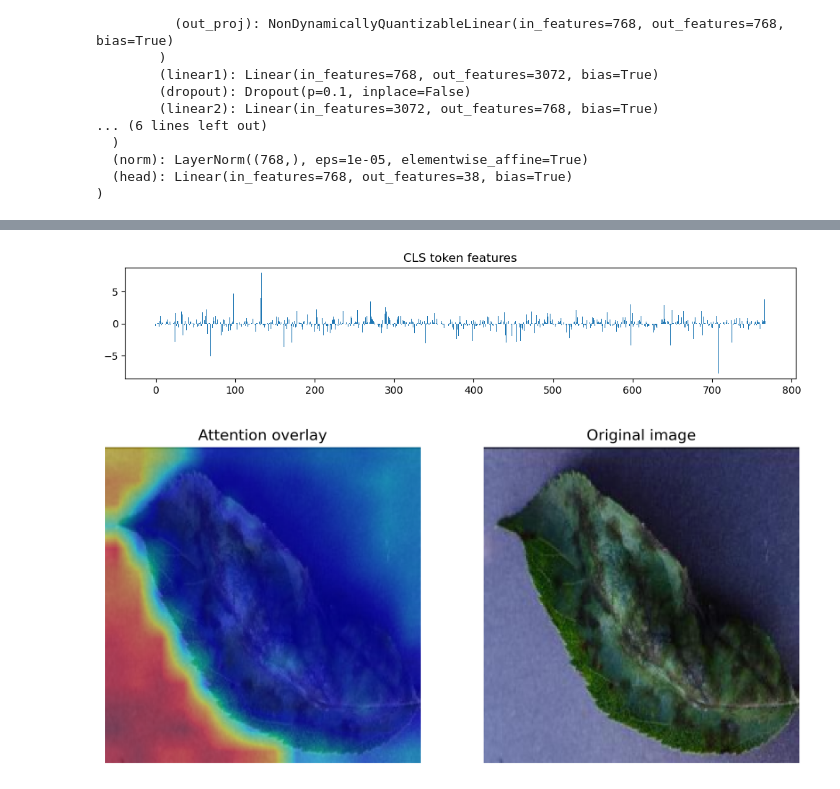
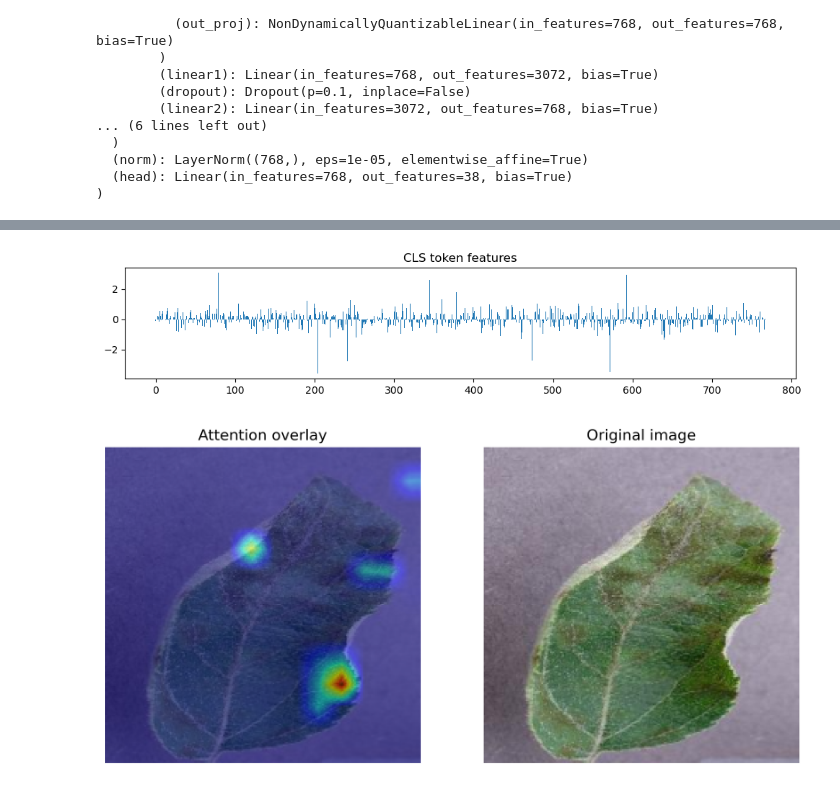
Before and after one commit to lolyhop/plant-disease-classification, a Jupyter notebook: notebooks/visualize_vit_attn_maps.ipynb, the cells around one changed output, grey strips where cells are left out. Cells and saved outputs as stored; diff of their text form; code cells hidden in the pictures.

```diff
--- a/notebooks/visualize_vit_attn_maps.ipynb
+++ b/notebooks/visualize_vit_attn_maps.ipynb
@@ -14,7 +14,7 @@ from src.models.vit import VisionTransformer
 from src.data_utils.dataset import PlantDataset
 
 device = torch.device("cuda" if torch.cuda.is_available() else "cpu")
-config_path = Path("../configs/vit_2021_train.yaml")
+config_path = Path("../configs/vit_2021.yaml")
 mean = torch.tensor([0.485, 0.456, 0.406]).view(3,1,1)
 std = torch.tensor([0.229, 0.224, 0.225]).view(3,1,1)
 
@@ -48,8 +48,8 @@ VisionTransformer(
   (head): Linear(in_features=768, out_features=38, bias=True)
 )
 # %%
-val_dataset = PlantDataset(
-    root=data_dir / "valid",
+test_dataset = PlantDataset(
+    root=data_dir / "test",
     image_size=image_size,
     is_train=False,
 )
@@ -91,5 +91,5 @@ for i in range(5, 10):
 # %%
-img, label = val_dataset[0]
+img, label = test_dataset[0]
 img = img * std + mean
 img = img.clamp(0, 1)
 img_batch = img.unsqueeze(0).to(device)
@@ -107,7 +107,7 @@ plt.bar(np.arange(len(cls_feat)), cls_feat)
 plt.title("CLS token features")
 plt.show()
 # %% [output]
-[figure, old version]
+[figure, new version]
 # %%
 def visualize_vit_attention(model, img_tensor):
     model.eval()
@@ -129,32 +129,32 @@ def visualize_vit_attention(model, img_tensor):
     cls_attn = attn_weights[0].mean(0)[0, 1:]
 
     patch_size = int(num_patches**0.5)
     attn_map = (
         cls_attn[: patch_size**2].reshape(patch_size, patch_size).detach().numpy()
     )
     attn_map = cv2.resize(attn_map, (img_tensor.shape[2], img_tensor.shape[1]))
     attn_map = (attn_map - attn_map.min()) / (attn_map.max() - attn_map.min())
 
     img_np = img_tensor.permute(1, 2, 0).cpu().numpy()
     plt.figure(figsize=(10, 5), dpi=250)
 
     plt.subplot(1, 2, 1)
     plt.imshow(img_np)
     plt.imshow(attn_map, cmap="jet", alpha=0.5)
     plt.axis("off")
     plt.title("Attention overlay")
 
     plt.subplot(1, 2, 2)
     plt.imshow(img_np)
     plt.axis("off")
     plt.title("Original image")
 
     plt.show()
 
 
-img, label = val_dataset[0]
+img, label = test_dataset[31]
 img = img * std + mean
 img = img.clamp(0, 1)
 visualize_vit_attention(model, img)
 # %% [output]
-[figure, old version]
+[figure, new version]
```
Also changed, not shown: parts of 1 cell of this notebook, 1 other file.
